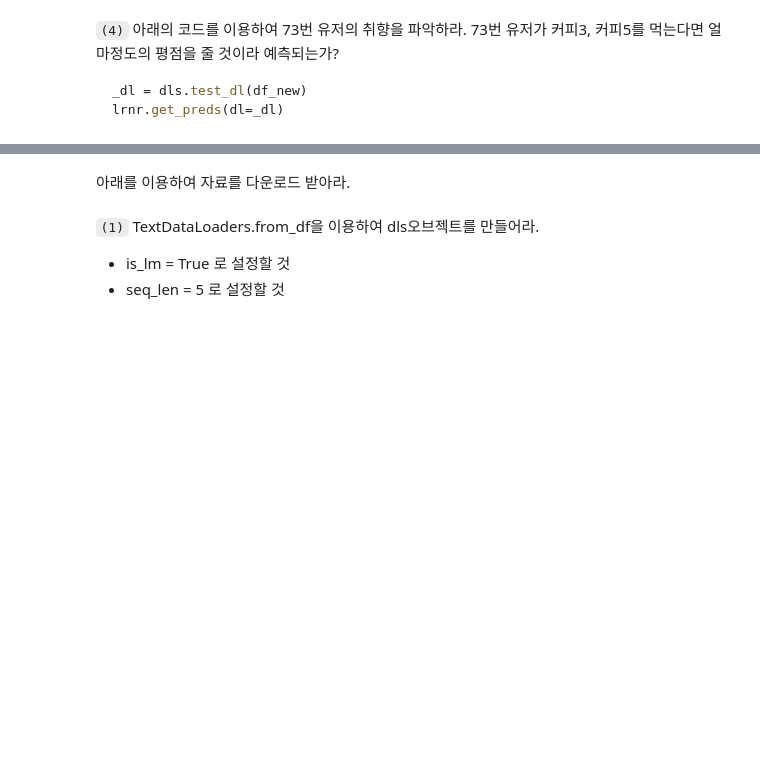
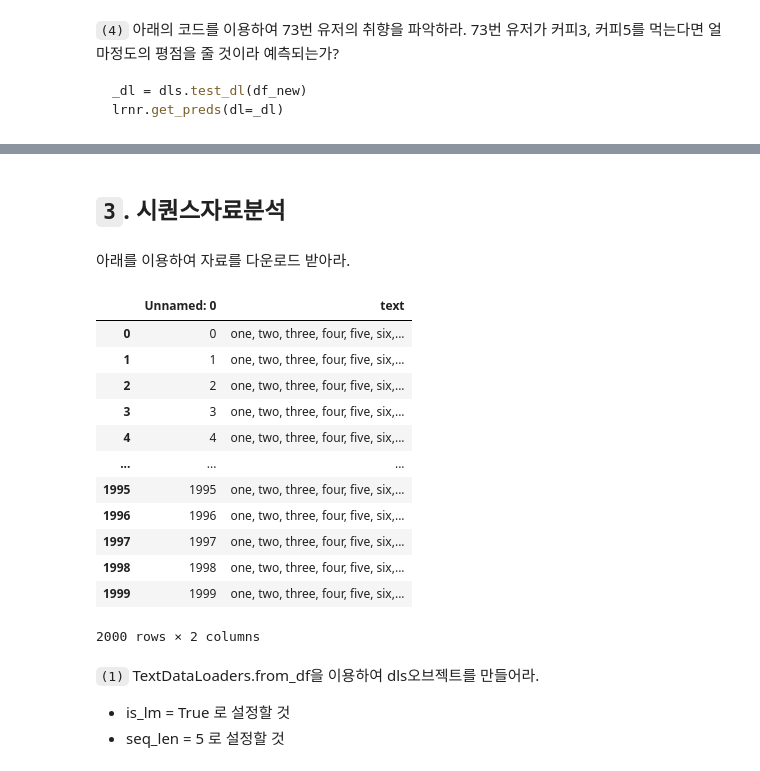
Before and after one commit to seoyeonc/chch, a Jupyter notebook: _notebooks/2022-09-19-ml_Assignment_1.ipynb, the cells around one changed output, grey strips where cells are left out. Drawn from its saved outputs; the diff is of its cells as text; code cells hidden in the pictures; blank space fills up the shorter version.

```diff
--- a/_notebooks/2022-09-19-ml_Assignment_1.ipynb
+++ b/_notebooks/2022-09-19-ml_Assignment_1.ipynb
@@ -266,7 +324,25 @@ lrnr.get_preds(dl=_dl)
+# %% [markdown]
+## `3`. 시퀀스자료분석
 # %% [markdown]
 아래를 이용하여 자료를 다운로드 받아라.
 # %%
 df = pd.read_csv('https://raw.githubusercontent.com/guebin/DL2022/master/_notebooks/2022-09-19-human_numbers_100.csv')
+# %%
+df
+# %% [output]
+|  | Unnamed: 0 | text |
+| 0 | 0 | one, two, three, four, five, six,... |
+| 1 | 1 | one, two, three, four, five, six,... |
+| 2 | 2 | one, two, three, four, five, six,... |
+| 3 | 3 | one, two, three, four, five, six,... |
+| 4 | 4 | one, two, three, four, five, six,... |
+| ... | ... | ... |
+| 1995 | 1995 | one, two, three, four, five, six,... |
+| 1996 | 1996 | one, two, three, four, five, six,... |
+| 1997 | 1997 | one, two, three, four, five, six,... |
+| 1998 | 1998 | one, two, three, four, five, six,... |
+| 1999 | 1999 | one, two, three, four, five, six,... |
+2000 rows × 2 columns
 # %% [markdown]
 `(1)` TextDataLoaders.from_df을 이용하여 dls오브젝트를 만들어라.
 - is_lm = True 로 설정할 것
```
Also changed, not shown: parts of 40 cells of this notebook, 3 other files.
